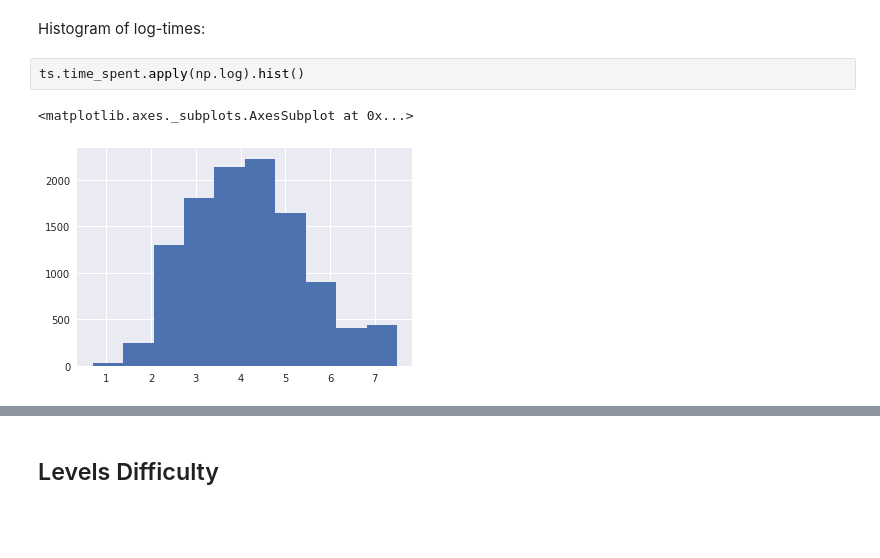
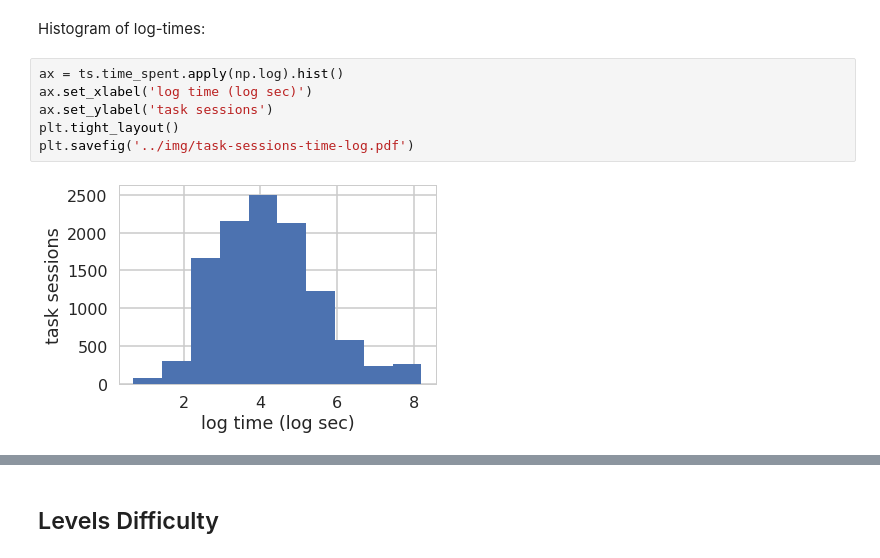
Before and after one commit to effa/flocs-thesis, a Jupyter notebook: analysis/descriptive-statistics.ipynb, the cells around one changed output, grey strips where cells are left out. Cells and saved outputs as stored; diff of their text form; blank space fills up the shorter version.

```diff
--- a/analysis/descriptive-statistics.ipynb
+++ b/analysis/descriptive-statistics.ipynb
@@ -152,10 +157,13 @@ ts.time_spent.hist()
 # %% [markdown]
 Histogram of log-times:
-# %%
-ts.time_spent.apply(np.log).hist()
-# %% [output]
-<matplotlib.axes._subplots.AxesSubplot at 0x...>
-[figure, removed]
+# %%
+ax = ts.time_spent.apply(np.log).hist()
+ax.set_xlabel('log time (log sec)')
+ax.set_ylabel('task sessions')
+plt.tight_layout()
+plt.savefig('../img/task-sessions-time-log.pdf')
+# %% [output]
+[figure, added]
 # %%
 ts.time_spent.apply(np.log).plot.kde()
 # %% [output]
```
Also changed, not shown: parts of 12 cells of this notebook, 11 other files.
